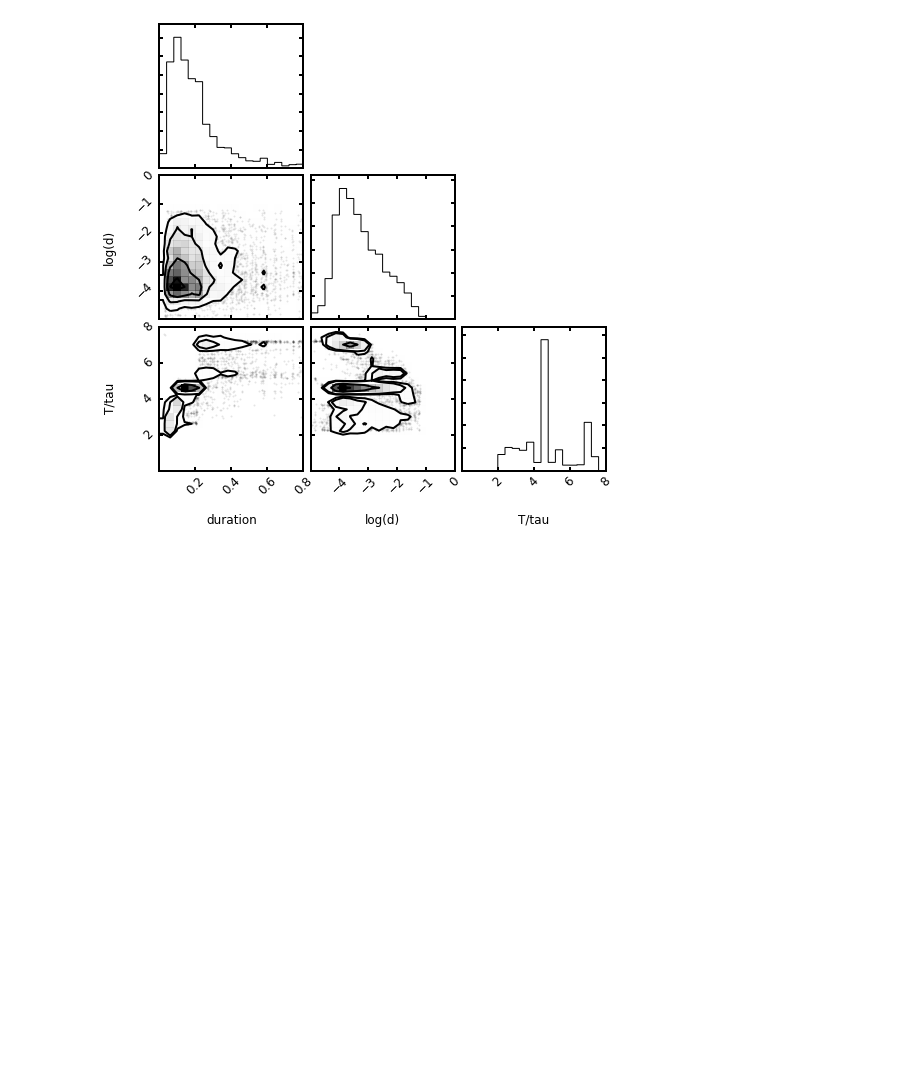
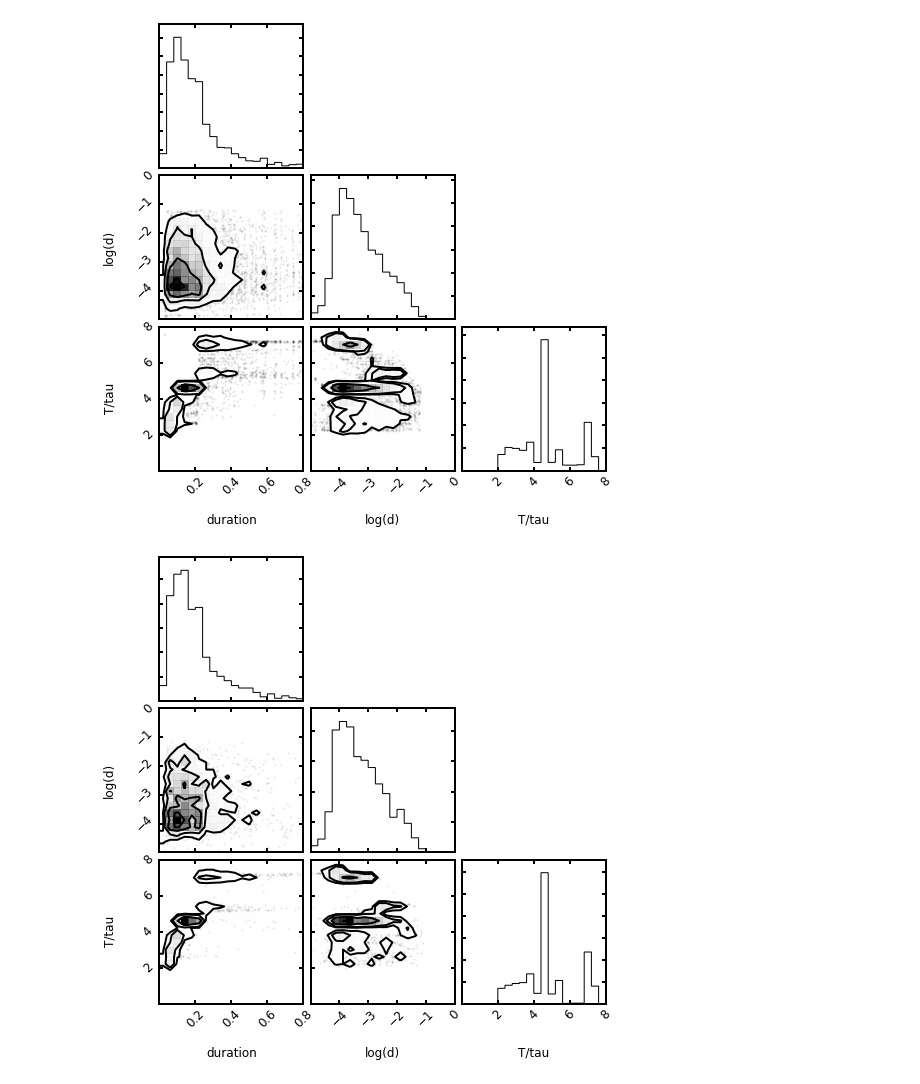
Before and after one commit to timothydmorton/exosyspop, a Jupyter notebook: planet-test.ipynb, the cells around one changed output. Saved outputs shown, nothing was run; the diff lists cells and outputs as text; code cells hidden in the pictures; blank space fills up the shorter version.

```diff
--- a/planet-test.ipynb
+++ b/planet-test.ipynb
@@ -51,8 +51,16 @@ pop = PoissonPlanetPopulation.load('planets')
 1 loops, best of 3: 192 ms per loop
 # %%
 cat = pop.get_N_observed(N=10000, new_orbits=True)
+cat2 = pop.get_N_observed(N=2000, fit_trap=True, new_orbits=True)
 # %%
 %matplotlib inline
 cat.trap_corner(range=[(0,0.8), (-5,0), (0,8)]);
 # %% [output]
 [figure]
+# %%
+cat2._trap_regr = False
+cat2._build_observed()
+# %%
+cat2.trap_corner(range=[(0,0.8), (-5,0), (0,8)]);
+# %% [output]
+[figure, added]
```
Also changed, not shown: 4 other files.
